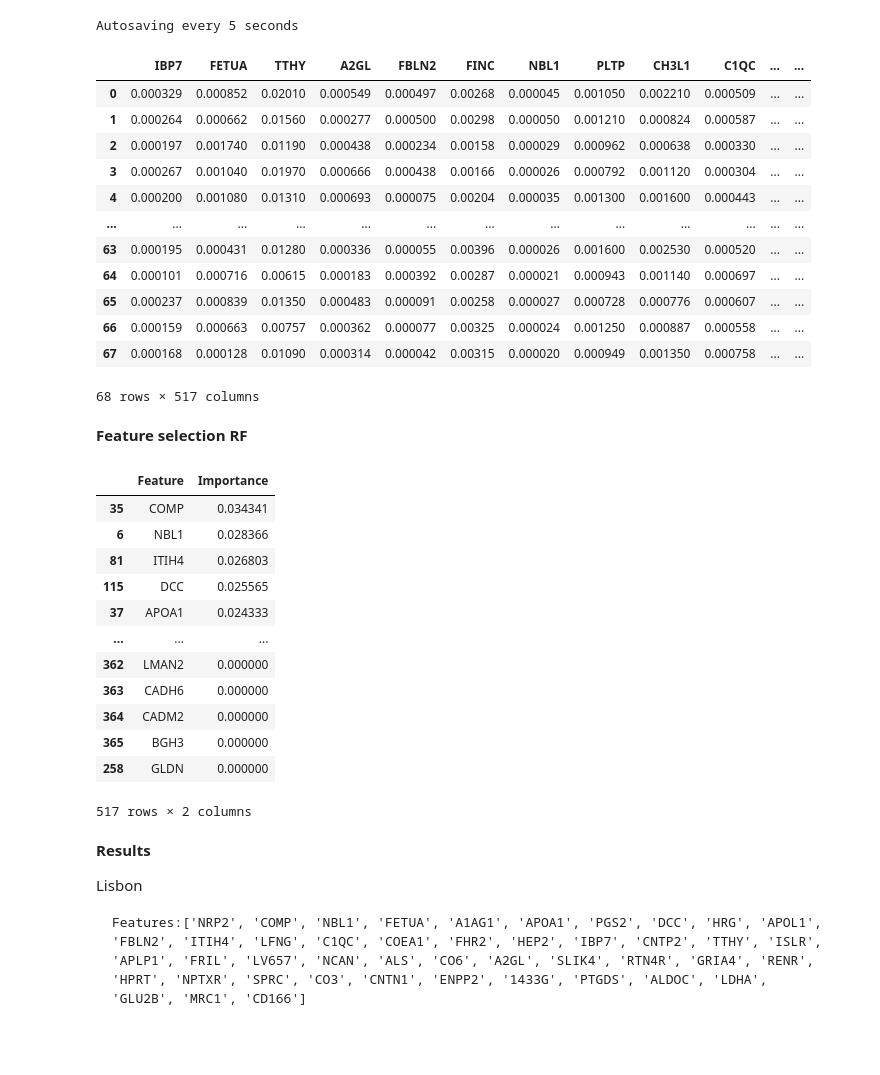
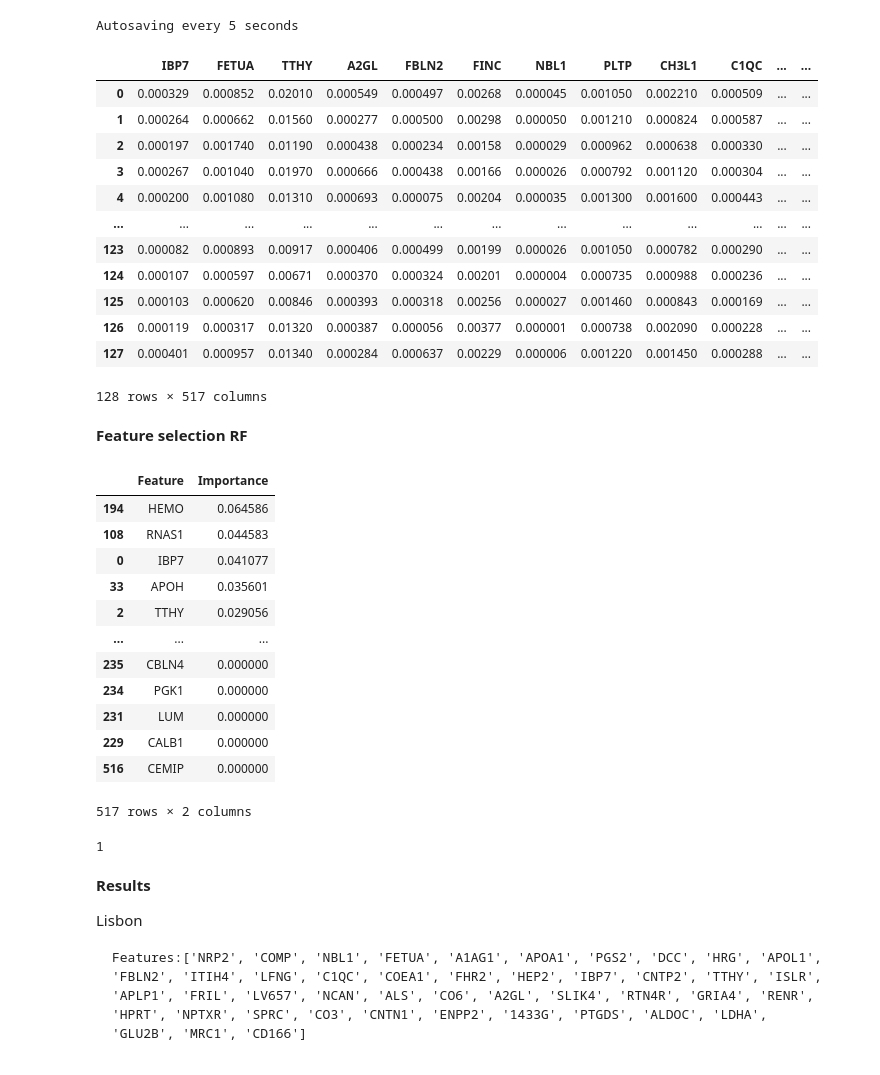
Before and after one commit to Daniela000/Alzheimer, a Jupyter notebook: code/patient_stratification_rf.ipynb, the cells around one changed output. Cells and saved outputs as stored; diff of their text form; code cells hidden in the pictures.

```diff
--- a/code/patient_stratification_rf.ipynb
+++ b/code/patient_stratification_rf.ipynb
@@ -29,21 +35,21 @@ Autosaving every 5 seconds
 # %%
-dir ='lisbon'
+dir ='Lisbon+Coimbra'
 df = pd.read_csv('../data/'+dir+'/data.csv', encoding='utf-8')
 patient_code = df['Code']
 patient_group = df['Group']
 df.drop(columns = ['Code','Group'], inplace = True) # drop unwanted columns
 df
 # %% [output]
 |  | IBP7 | FETUA | TTHY | A2GL | FBLN2 | FINC | NBL1 | PLTP | CH3L1 | C1QC | ... | ... |
 | 0 | 0.000329 | 0.000852 | 0.02010 | 0.000549 | 0.000497 | 0.00268 | 0.000045 | 0.001050 | 0.002210 | 0.000509 | ... | ... |
 | 1 | 0.000264 | 0.000662 | 0.01560 | 0.000277 | 0.000500 | 0.00298 | 0.000050 | 0.001210 | 0.000824 | 0.000587 | ... | ... |
 | 2 | 0.000197 | 0.001740 | 0.01190 | 0.000438 | 0.000234 | 0.00158 | 0.000029 | 0.000962 | 0.000638 | 0.000330 | ... | ... |
 | 3 | 0.000267 | 0.001040 | 0.01970 | 0.000666 | 0.000438 | 0.00166 | 0.000026 | 0.000792 | 0.001120 | 0.000304 | ... | ... |
 | 4 | 0.000200 | 0.001080 | 0.01310 | 0.000693 | 0.000075 | 0.00204 | 0.000035 | 0.001300 | 0.001600 | 0.000443 | ... | ... |
 | ... | ... | ... | ... | ... | ... | ... | ... | ... | ... | ... | ... | ... |
-| 63 | 0.000195 | 0.000431 | 0.01280 | 0.000336 | 0.000055 | 0.00396 | 0.000026 | 0.001600 | 0.002530 | 0.000520 | ... | ... |
-| 64 | 0.000101 | 0.000716 | 0.00615 | 0.000183 | 0.000392 | 0.00287 | 0.000021 | 0.000943 | 0.001140 | 0.000697 | ... | ... |
-| 65 | 0.000237 | 0.000839 | 0.01350 | 0.000483 | 0.000091 | 0.00258 | 0.000027 | 0.000728 | 0.000776 | 0.000607 | ... | ... |
-| 66 | 0.000159 | 0.000663 | 0.00757 | 0.000362 | 0.000077 | 0.00325 | 0.000024 | 0.001250 | 0.000887 | 0.000558 | ... | ... |
-| 67 | 0.000168 | 0.000128 | 0.01090 | 0.000314 | 0.000042 | 0.00315 | 0.000020 | 0.000949 | 0.001350 | 0.000758 | ... | ... |
+| 123 | 0.000082 | 0.000893 | 0.00917 | 0.000406 | 0.000499 | 0.00199 | 0.000026 | 0.001050 | 0.000782 | 0.000290 | ... | ... |
+| 124 | 0.000107 | 0.000597 | 0.00671 | 0.000370 | 0.000324 | 0.00201 | 0.000004 | 0.000735 | 0.000988 | 0.000236 | ... | ... |
+| 125 | 0.000103 | 0.000620 | 0.00846 | 0.000393 | 0.000318 | 0.00256 | 0.000027 | 0.001460 | 0.000843 | 0.000169 | ... | ... |
+| 126 | 0.000119 | 0.000317 | 0.01320 | 0.000387 | 0.000056 | 0.00377 | 0.000001 | 0.000738 | 0.002090 | 0.000228 | ... | ... |
+| 127 | 0.000401 | 0.000957 | 0.01340 | 0.000284 | 0.000637 | 0.00229 | 0.000006 | 0.001220 | 0.001450 | 0.000288 | ... | ... |
-68 rows × 517 columns
+128 rows × 517 columns
@@ -88,17 +97,17 @@ feature_importances = feature_importances.sort_values(by='Importance', ascending
 feature_importances
 # %% [output]
 |  | Feature | Importance |
-| 35 | COMP | 0.034341 |
-| 6 | NBL1 | 0.028366 |
-| 81 | ITIH4 | 0.026803 |
-| 115 | DCC | 0.025565 |
-| 37 | APOA1 | 0.024333 |
+| 194 | HEMO | 0.064586 |
+| 108 | RNAS1 | 0.044583 |
+| 0 | IBP7 | 0.041077 |
+| 33 | APOH | 0.035601 |
+| 2 | TTHY | 0.029056 |
 | ... | ... | ... |
-| 362 | LMAN2 | 0.000000 |
-| 363 | CADH6 | 0.000000 |
-| 364 | CADM2 | 0.000000 |
-| 365 | BGH3 | 0.000000 |
-| 258 | GLDN | 0.000000 |
+| 235 | CBLN4 | 0.000000 |
+| 234 | PGK1 | 0.000000 |
+| 231 | LUM | 0.000000 |
+| 229 | CALB1 | 0.000000 |
+| 516 | CEMIP | 0.000000 |
 517 rows × 2 columns
 # %%
 results = []
@@ -164,6 +173,8 @@ print(best)
 
 with open(f'selected_feautres_{dir}.txt', 'w') as f:
     f.write(latex_table)
+# %% [output]
+1
 # %% [markdown]
 **Results**
 
```
Also changed, not shown: parts of 9 cells of this notebook, 9 other files.
